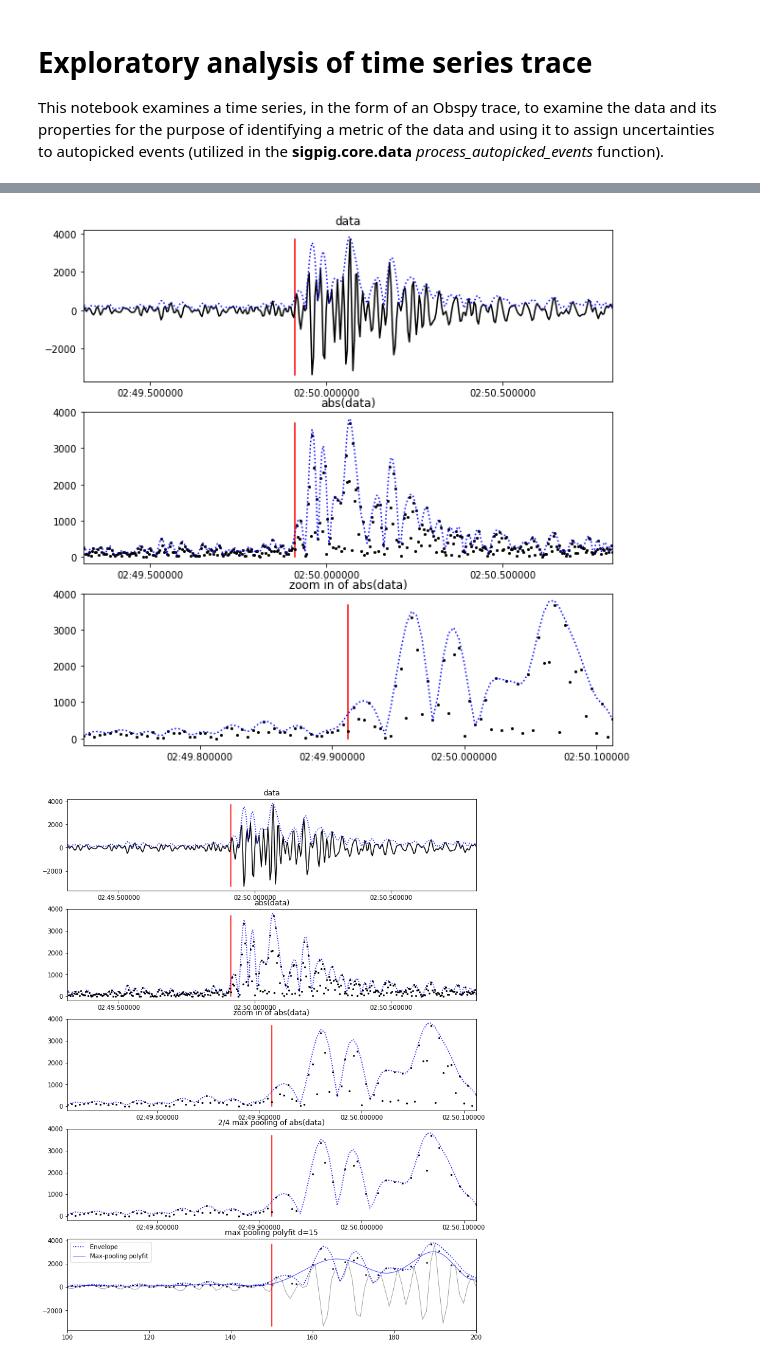
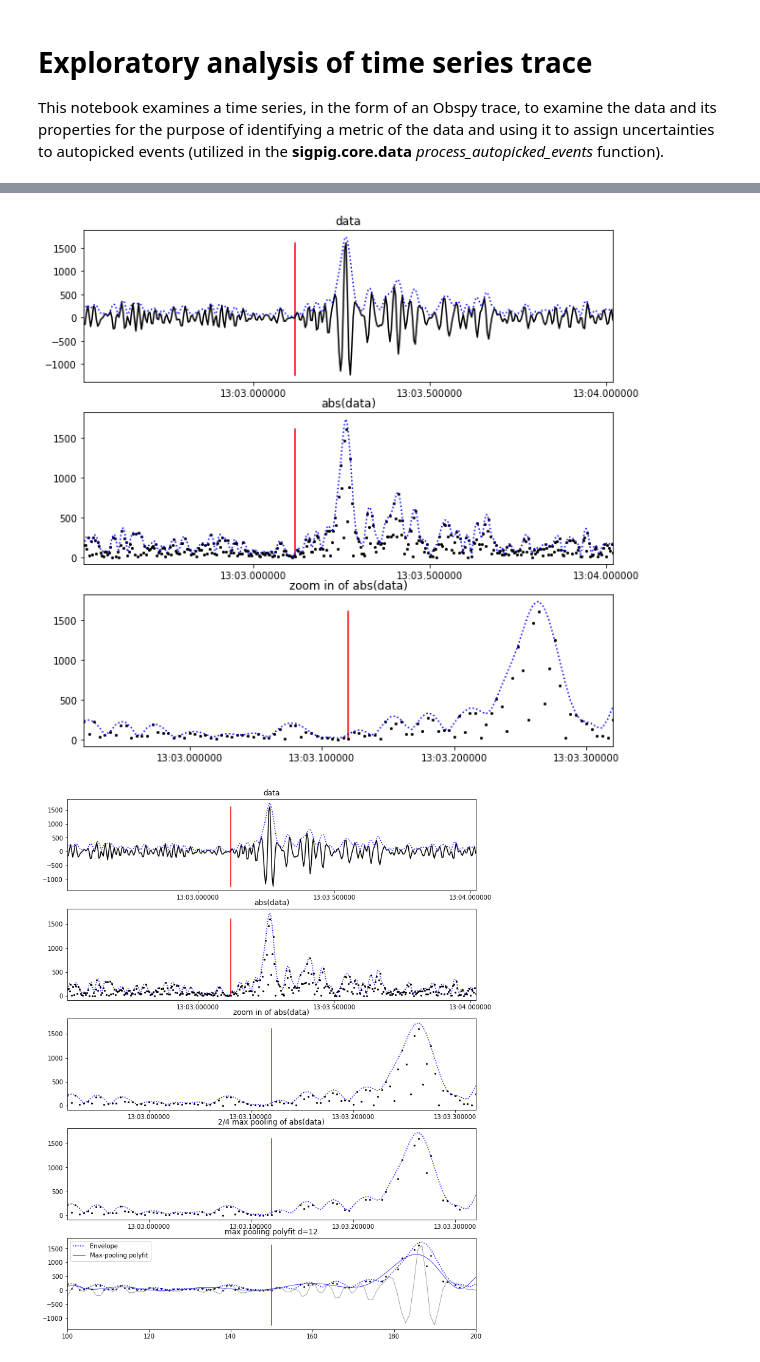
Before and after one commit to tjnewton/sigpig, a Jupyter notebook: examples/explore_Trace.ipynb, the cells around one changed output, grey strips where cells are left out. Drawn from its saved outputs; the diff is of its cells as text; code cells hidden in the pictures.

```diff
--- a/examples/explore_Trace.ipynb
+++ b/examples/explore_Trace.ipynb
@@ -12,7 +12,7 @@ infile.close()
 event_ids = list(events_dict.keys())
 # %%
 # define the event to inspect as an index into event_ids
-event = events_dict[event_ids[0]].copy()
+event = events_dict[event_ids[4]].copy()
 
 # print the list of dicts to see the phases that make up this event
 import pprint
@@ -180,7 +180,7 @@ ax[2].set_xlim([(pick_time_DT - 0.2).matplotlib_date, (pick_time_DT + 0.2).matpl
 
 plt.show()
 # %% [output]
-[figure, old version]
+[figure, new version]
 # %%
 # this cell processes the trace data to ultimately determine a polynomial that describes the shape of the phase onset,
 # then plots the data processing and fitting
@@ -222,7 +222,7 @@ for index in range(pick_time_index + 1, ending_array_index + 1, 4):
 max_pool_amplitude = np.asarray(max_pool_amplitude)
 
 # fit a polynomial to the max pooled data using the indices as x values since polyfit hates mpl dates (small ranges)
-polynomial_degree = 15
+polynomial_degree = 12
 p = np.poly1d(np.polyfit(max_pool_indices, max_pool_amplitude, polynomial_degree))
 t = np.linspace(max_pool_indices[0], max_pool_indices[-1], num=1000, endpoint=True)
 
@@ -256,37 +256,37 @@ ax[2].plot_date(trace_times, abs(trace_data), fmt="ko", markersize=2)
 ax[2].set_title("zoom in of abs(data)")
 # sex x_lim to + and - 0.2 seconds surrounding pick time
 ax[2].set_xlim([(pick_time_DT - 0.2).matplotlib_date, (pick_time_DT + 0.2).matplotlib_date])
 
 # plot the pick time
 ax[3].plot_date([pick_time, pick_time], [max_pool_amplitude.min(), max_pool_amplitude.max()], fmt="r-", markersize=1)
 # plot the data envelope
 ax[3].plot_date(trace_times, data_envelope, fmt="b:", markersize=1)
 # plot max_pool transformed data
 ax[3].plot_date(max_pool_times, max_pool_amplitude, fmt="ko", markersize=2)
 ax[3].set_title("2/4 max pooling of abs(data)")
 ax[3].set_xlim([(pick_time_DT - 0.2).matplotlib_date, (pick_time_DT + 0.2).matplotlib_date])
 
 # plot the time series for reference
-temp_xs = np.linspace(starting_array_index, ending_array_index, num=100)
-temp_data = trace_data[starting_array_index:ending_array_index]
-temp_envelope = data_envelope[starting_array_index:ending_array_index]
+temp_xs = np.linspace(starting_array_index-1, ending_array_index+1, num=102)
+temp_data = trace_data[starting_array_index-1:ending_array_index+1]
+temp_envelope = data_envelope[starting_array_index-1:ending_array_index+1]
 ax[4].plot(temp_xs, temp_data, c='gray', linewidth=0.7, label=None)
 # plot the pick time
 ax[4].plot([pick_time_index, pick_time_index], [temp_data.min(), temp_data.max()], c="r", label=None)
 # plot the data envelope
 ax[4].plot(temp_xs, temp_envelope, "b:", linewidth=1.5, label="Envelope")
 # plot max_pool transformed data
 ax[4].scatter(max_pool_indices, max_pool_amplitude, s=3, c="k")
 # plot the fit to the max_pool amplitude data
 ax[4].plot(t, p(t), c="b", linewidth=0.7, label="Max-pooling polyfit")
 # sex x_lim to + and - 0.2 seconds surrounding pick time
 ax[4].set_xlim([starting_array_index, ending_array_index])
 ax[4].set_title(f"max pooling polyfit d={polynomial_degree}")
 ax[4].legend()
 
 plt.show()
 # %% [output]
-[figure, old version]
+[figure, new version]
 # %%
 # sandbox for testing polyfit degree on different data
 
```
Also changed, not shown: parts of 10 cells of this notebook.
